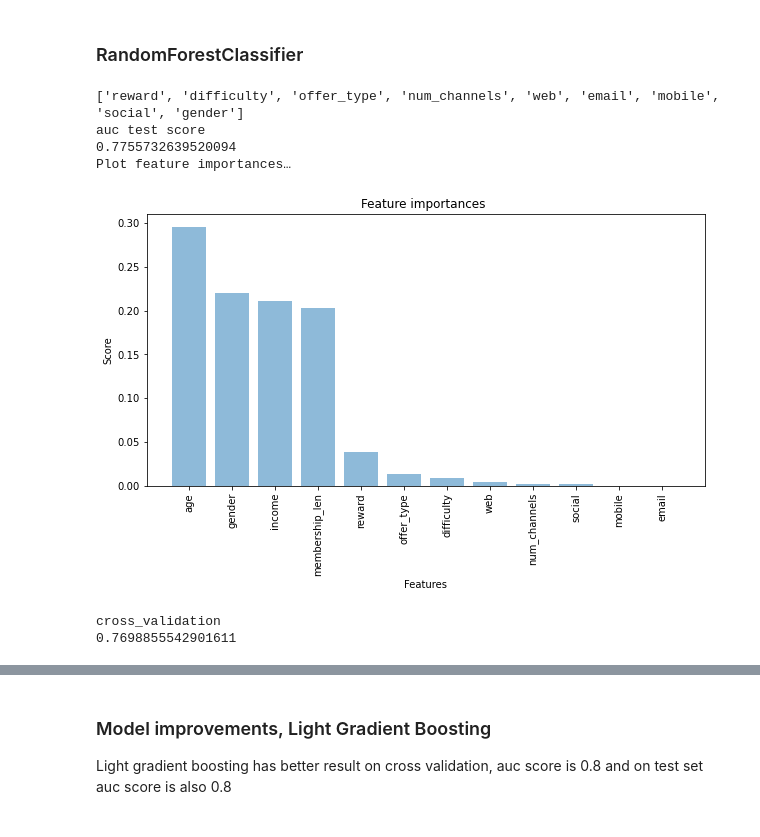
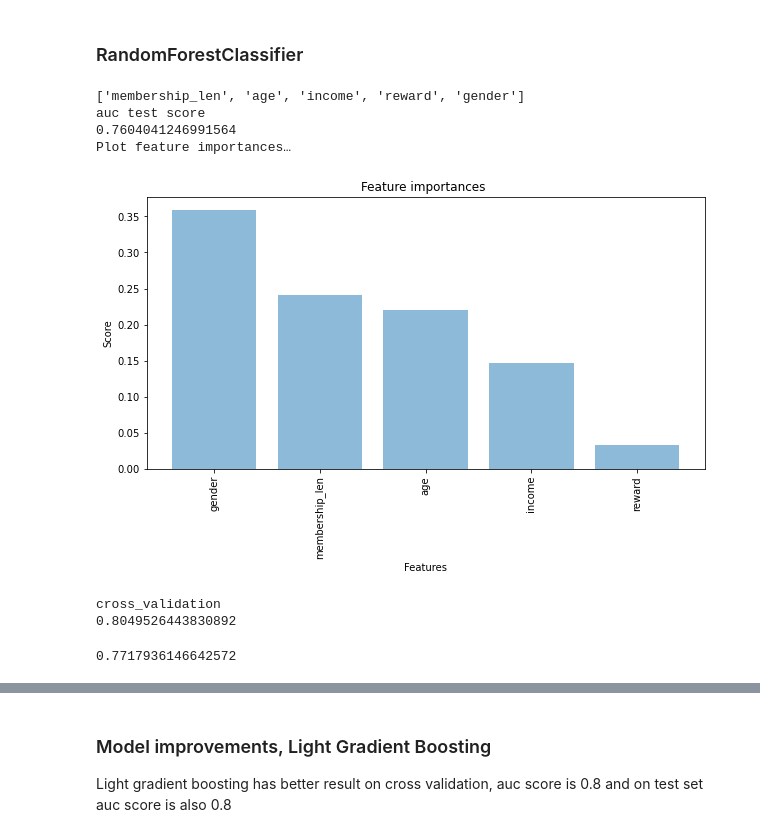
Before and after one commit to kuzn137/StarbucksCapstoneProject, a Jupyter notebook: Starbucks_Capstone_notebook.ipynb, the cells around one changed output, grey strips where cells are left out. Drawn from its saved outputs; the diff is of its cells as text; code cells hidden in the pictures.

```diff
--- a/Starbucks_Capstone_notebook.ipynb
+++ b/Starbucks_Capstone_notebook.ipynb
@@ -243,0 +249,2 @@ profile['gender']=profile['gender'].fillna("O")
+# %%
+profile["gender"]=profile["gender"].fillna("unknown")
@@ -327,12 +338,13 @@ transcript.head()
 ## Put all together
 # %%
 ##To check that only bogo and discount events have offer completed.
+
 df=pd.merge(portfolio, transcript, on = "id", how="left")
 print(len(df.loc[df['event']=='offer completed'][df['offer_type']=='bogo']))
 print(len(df.loc[df['event']=='offer completed'][df['offer_type']=='infomational']))
 print(len(df.loc[df['event']=='offer completed'][df['offer_type']=='discount']))
 ##Bogo and discount offer and offer viewed and completed events are filtered out
-df=df.loc[df['offer_type'].isin(['bogo', 'discount'])&df['event'].isin(["offer viewed", "offer completed"])]
+df=df.loc[df['offer_type'].isin(['bogo', 'discount'])&(df['event'].isin(["offer viewed", "offer completed"]))]
 df=df.drop_duplicates(subset=["id", "person", "event"])
 df_count = df[["id", "person", "event"]].groupby(["id", "person"]).count().rename(columns= {'event': 'event_count'}).reset_index()
 df=pd.merge(df, df_count, on=["id", 'person'], how='left')
@@ -394,8 +406,10 @@ The outcome is slightly imbalanced. More viewed offers are completed than not co
 ## Model
 # %%
 # numeric columns
-num_col=["age", 'income', "membership_len"]
+num_col=['membership_len', "age", 'income']#
 #categorical columns
-cat_col = [i for i in df.columns if i not in num_col+['id', 'person', 'time', 'channels', 'event_count', 'duration']]
+cat_col = [i for i in df.columns if i not in num_col+['id', "difficulty", 'person','web', 'email', "offer_type", 'time', 'mobile','social', 'event_count', "num_channels", 'duration', 'membership_len']]
+add_col = ['web', "offer_type",'email', 'mobile','social',  "num_channels", "difficulty"]
+
 print(cat_col)
 # %% [output]
@@ -402,0 +417,3 @@ print(cat_col)
+# %%
+df=df.dropna(how="all",  subset=num_col+cat_col)
+df
@@ -403,21 +434,27 @@ print(cat_col)
 # %% [markdown]
 ### RandomForestClassifier
 # %%
-df=df.dropna()
+
 #incoding of categorical columns
 le  = LabelEncoder()
+print(num_col+cat_col)
+#df=df[~df["gender"].isna()]
+X=df[num_col+cat_col]
+#X['gender']=X['gender'].fillna("Unknown")
 for i in cat_col:
-    df[i]=le.fit_transform(df[i].astype('category'))
-print(cat_col)
-X=df[num_col+cat_col]
+    X[i]=le.fit_transform(X[i].astype('category'))
 Y=df['event_count']
 model = RandomForestClassifier(max_depth = 3, class_weight="balanced")
-score_test, score_validation=modeling(model, X, Y)
+score_train, score_test, score_validation, y_pred, y_test, X_test, model=modeling(model, X, Y)
 # %% [output]
-['reward', 'difficulty', 'offer_type', 'num_channels', 'web', 'email', 'mobile', 'social', 'gender']
+['membership_len', 'age', 'income', 'reward', 'gender']
 auc test score
-0.7755732639520094
+0.7604041246991564
 Plot feature importances…
-[figure, old version]
+[figure, new version]
 cross_validation
-0.7698855542901611
+0.8049526443830892
+# %%
+score_train
+# %% [output]
+0.7717936146642572
```
Also changed, not shown: parts of 38 cells of this notebook.
